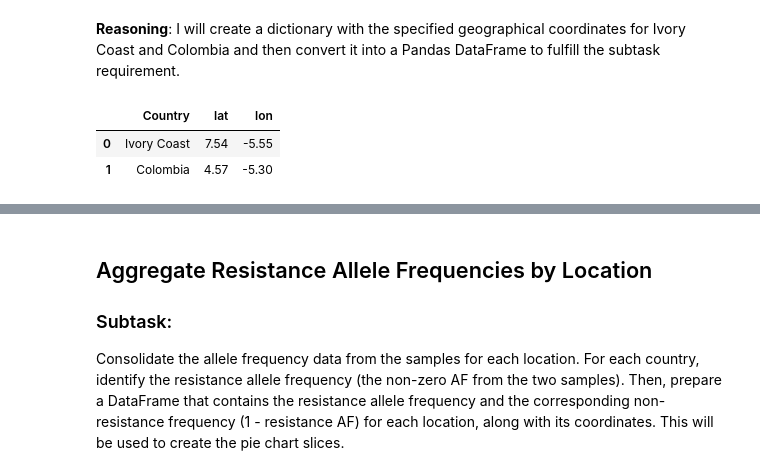
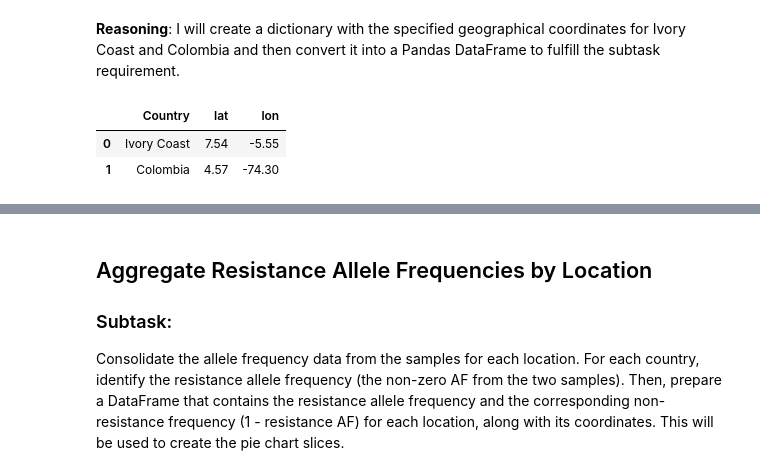
Before and after one commit to LandonTeeter/bashing, a Jupyter notebook: Projects/Project 1_save.ipynb, the cells around one changed output, grey strips where cells are left out. Saved outputs shown, nothing was run; the diff lists cells and outputs as text; code cells hidden in the pictures.

```diff
--- a/Projects/Project 1_save.ipynb
+++ b/Projects/Project 1_save.ipynb
@@ -188,15 +188,15 @@ I will create a dictionary with the specified geographical coordinates for Ivory
 # %%
 location_coords = {
     'Ivory Coast': {'lat': 7.54, 'lon': -5.55}, # Close to actual center of Ivory Coast
-    'Colombia': {'lat': 4.57, 'lon': -5.30} # Close to actual center of Colombia
+    'Colombia': {'lat': 4.57, 'lon': -74.30} # Corrected latitude and longitude for Colombia
 }
 
 # Convert the dictionary to a DataFrame
 location_df = pd.DataFrame.from_dict(location_coords, orient='index')
 location_df = location_df.reset_index().rename(columns={'index': 'Country'})
 
 display(location_df)
 # %% [output]
 |  | Country | lat | lon |
 | 0 | Ivory Coast | 7.54 | -5.55 |
-| 1 | Colombia | 4.57 | -5.30 |
+| 1 | Colombia | 4.57 | -74.30 |
```
Also changed, not shown: parts of 4 cells of this notebook.
